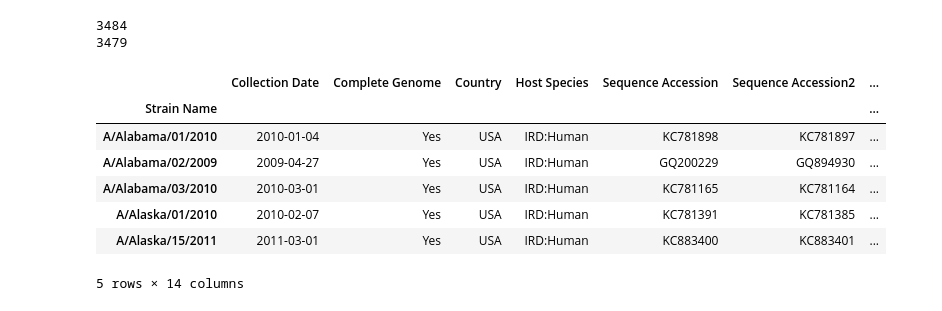
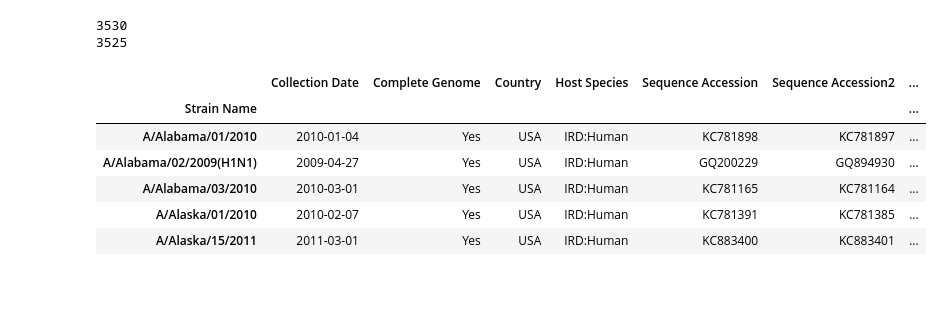
Before and after one commit to runstadler-lab/Minto-SeqTrack-Analysis, a Jupyter notebook: 3.0 - Identify Full Transmissions with Metadata.ipynb, the cells around one changed output. Cells and saved outputs as stored; diff of their text form; code cells hidden in the pictures.

```diff
--- a/3.0 - Identify Full Transmissions with Metadata.ipynb
+++ b/3.0 - Identify Full Transmissions with Metadata.ipynb
@@ -46,21 +45,20 @@ full_transmission.sort('PWI', ascending=True).head(10)
 # %%
-masterlist = pd.read_csv('20140211 Minto and North America Combined.csv', index_col=0, parse_dates = ['Collection Date'])
+masterlist = pd.read_csv('Raw Data/20140211 Minto and North America Combined.csv', index_col=0, parse_dates = ['Collection Date'])
 print len(masterlist)
 masterlist = masterlist[masterlist['Collection Date'] < '2012']
 print len(masterlist)
 masterlist = masterlist.set_index('Strain Name')
 masterlist.head()
 # %% [output]
-3484
-3479
+3530
+3525
 |  | Collection Date | Complete Genome | Country | Host Species | Sequence Accession | Sequence Accession2 | ... |
 | Strain Name |  |  |  |  |  |  | ... |
 | A/Alabama/01/2010 | 2010-01-04 | Yes | USA | IRD:Human | KC781898 | KC781897 | ... |
-| A/Alabama/02/2009 | 2009-04-27 | Yes | USA | IRD:Human | GQ200229 | GQ894930 | ... |
+| A/Alabama/02/2009(H1N1) | 2009-04-27 | Yes | USA | IRD:Human | GQ200229 | GQ894930 | ... |
 | A/Alabama/03/2010 | 2010-03-01 | Yes | USA | IRD:Human | KC781165 | KC781164 | ... |
 | A/Alaska/01/2010 | 2010-02-07 | Yes | USA | IRD:Human | KC781391 | KC781385 | ... |
 | A/Alaska/15/2011 | 2011-03-01 | Yes | USA | IRD:Human | KC883400 | KC883401 | ... |
-5 rows × 14 columns
 # %%
 ft2 = full_transmission.set_index('Strain 1').join(masterlist[['Collection Date', 'Host Species', 'Subtype', 'Country', 'State/Province']], how='inner', rsuffix='1')
 #ft2 = ft2.join(seg4_transmissions.set_index('Strain 1')['PWI'], how='outer')
```
Also changed, not shown: parts of 11 cells of this notebook, 19 other files.
